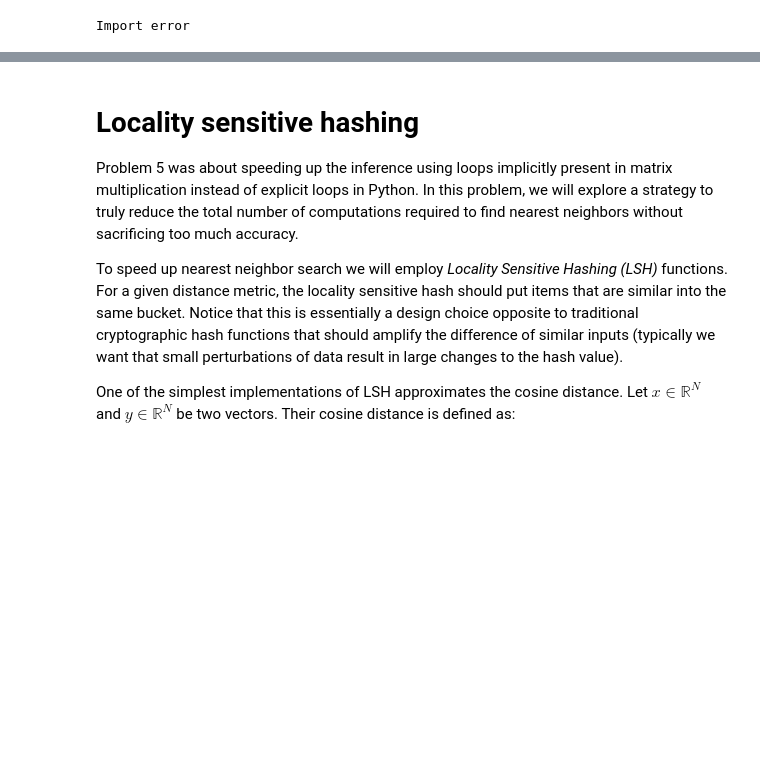
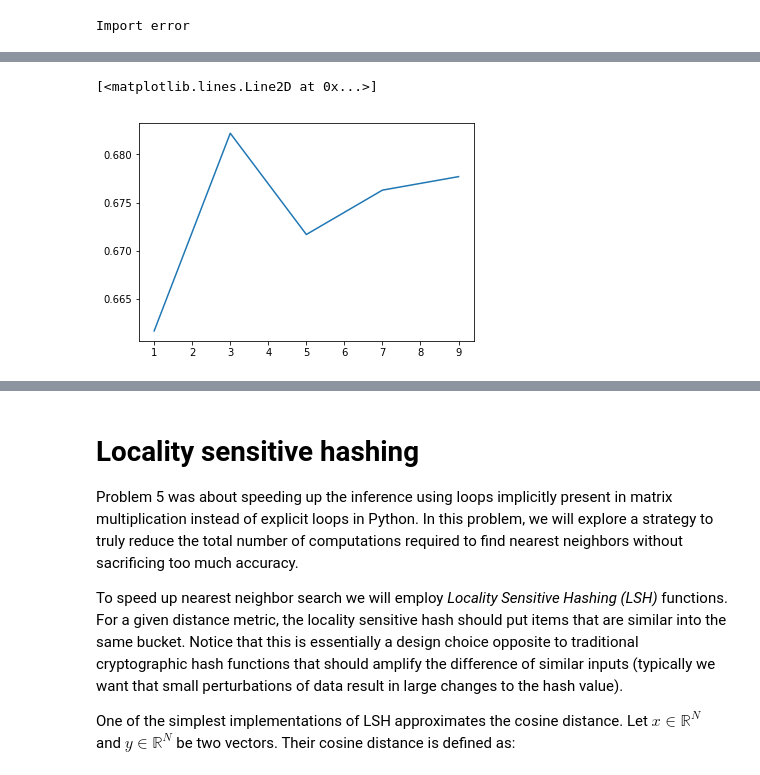
Before and after one commit to eilice/nn, a Jupyter notebook: assignment1/Assignment1.ipynb, the cells around one changed output, grey strips where cells are left out. Drawn from its saved outputs; the diff is of its cells as text; code cells hidden in the pictures; blank space fills up the shorter version.

```diff
--- a/assignment1/Assignment1.ipynb
+++ b/assignment1/Assignment1.ipynb
@@ -541,3 +632,7 @@ print("When k=%d the test error rate is %.1f%%" %
 #
 # Now repeat the k-NN training for CIFAR10
 #
+cifar_validation_errs = KNN(
+    cifar_train_data_uint8, cifar_train_labels_int64,
+    cifar_valid_data_uint8, cifar_valid_labels_int64,
+    [1, 3, 5, 7, 9])
@@ -543,0 +657,5 @@ print("When k=%d the test error rate is %.1f%%" %
+# %%
+plt.plot(cifar_validation_errs[0,:], cifar_validation_errs[1,:])
+# %% [output]
+[<matplotlib.lines.Line2D at 0x...>]
+[figure, added]
```
Also changed, not shown: parts of 19 cells of this notebook, 2 other files.
